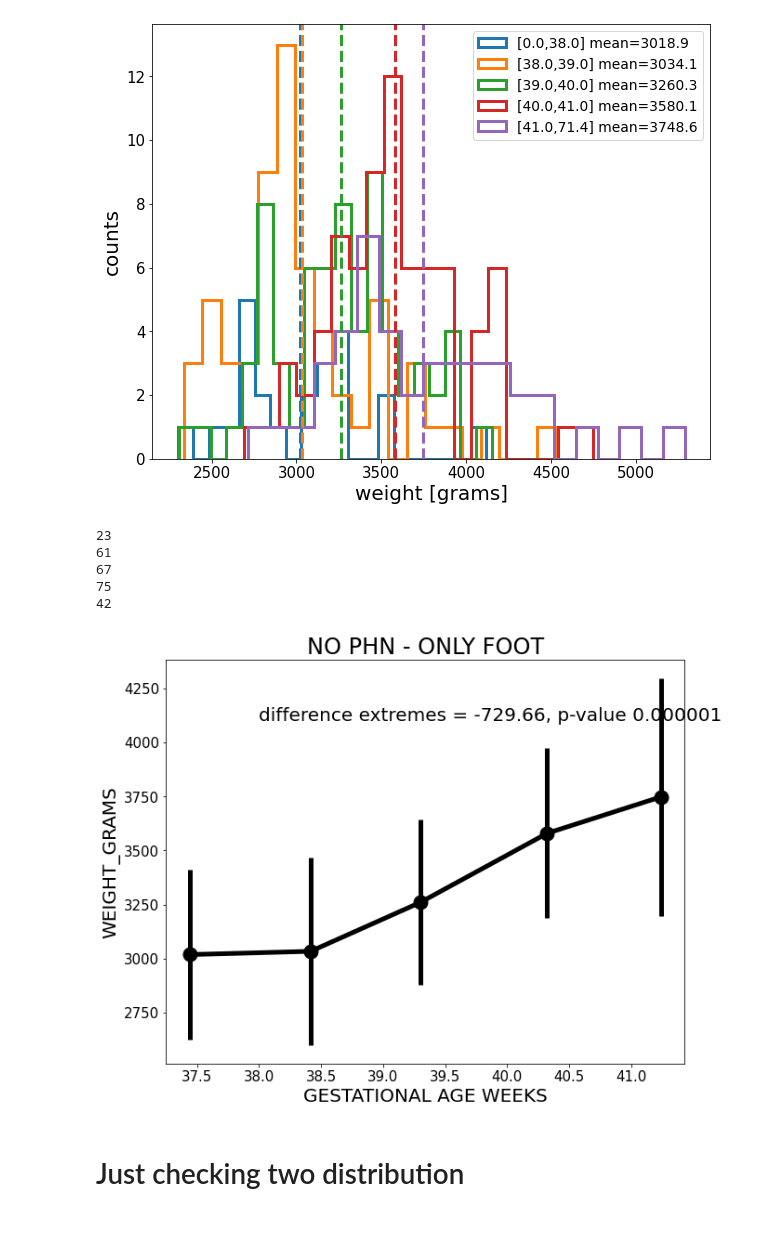
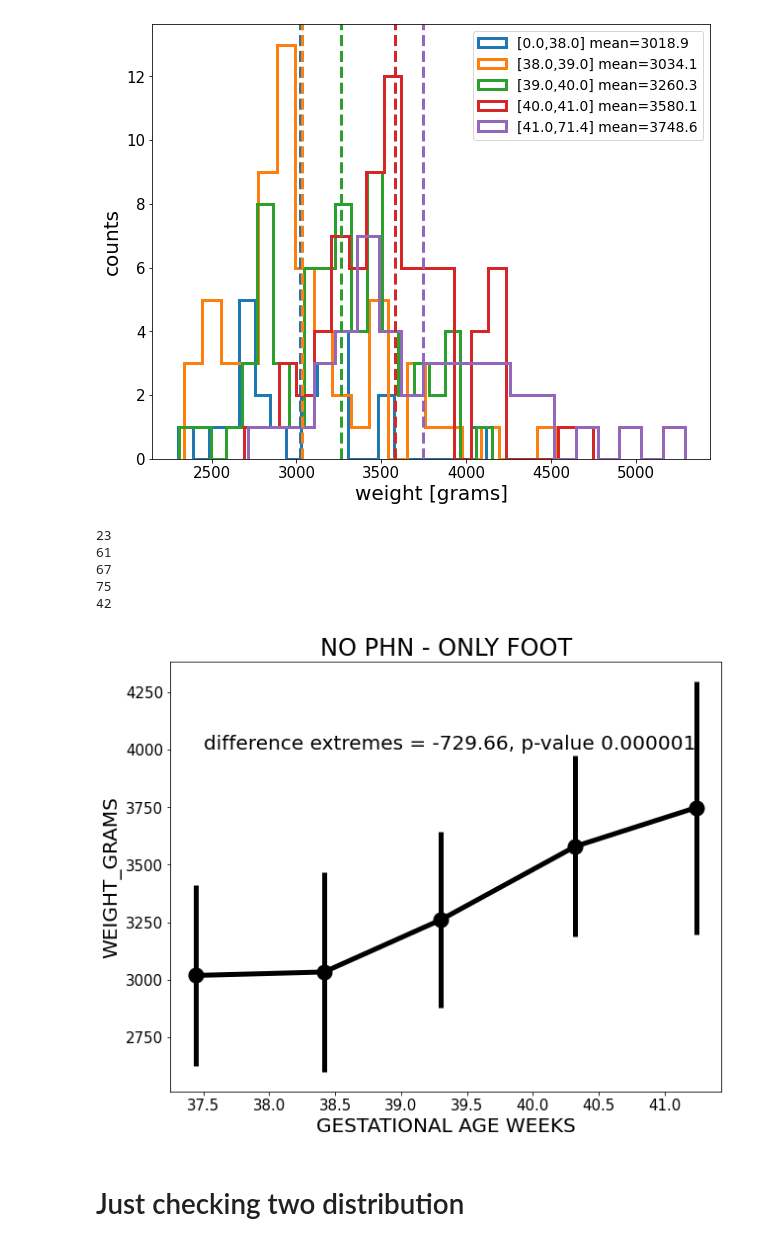
Before and after one commit to shisteve/NHS, a Jupyter notebook: 007_easy_selection.ipynb, the cells around one changed output. Saved outputs shown, nothing was run; the diff lists cells and outputs as text; code cells hidden in the pictures.

```diff
--- a/007_easy_selection.ipynb
+++ b/007_easy_selection.ipynb
@@ -239,17 +239,17 @@ plt.show()
 # %% [output]
 [figure]
 # %%
-plot_graph_split('WEIGHT_GRAMS',select=( (T['PHN']==0) & (T['FOOT']==1)),running_prop='GEST_AGE_DAYS')
+plot_graph_split('WEIGHT_GRAMS',select=( (T['PHN']==0) & (T['FOOT']==1)),running_prop='GEST_AGE_DAYS',txt_y=4000,txt_x=37.5)
 plt.title('NO PHN - ONLY FOOT')
 plt.xlabel('GESTATIONAL AGE WEEKS')
 plt.show()
 # %% [output]
 23
 61
 67
 75
 42
-[figure, old version]
+[figure, new version]
 # %% [markdown]
 # Just checking two distribution
 # %%
```
Also changed, not shown: parts of 22 cells of this notebook.
